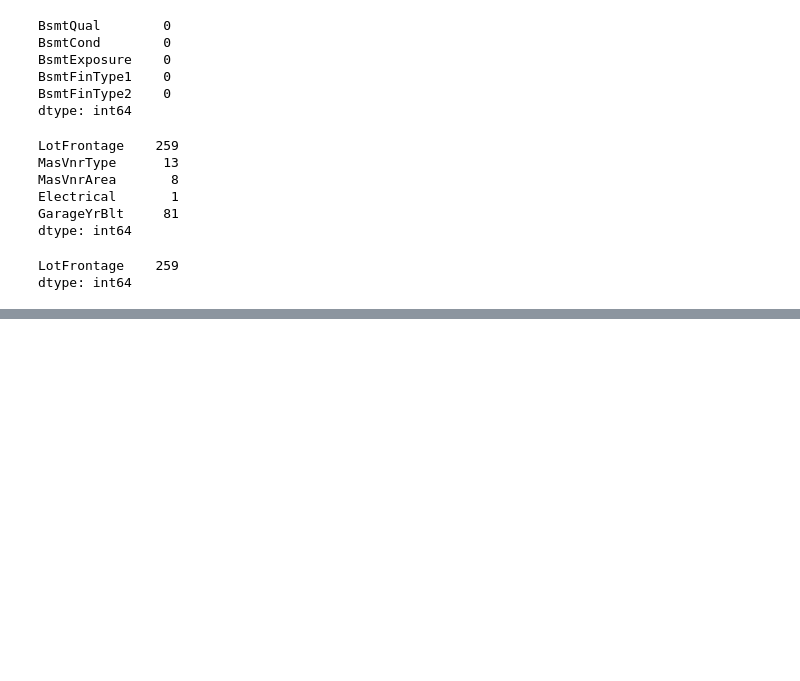
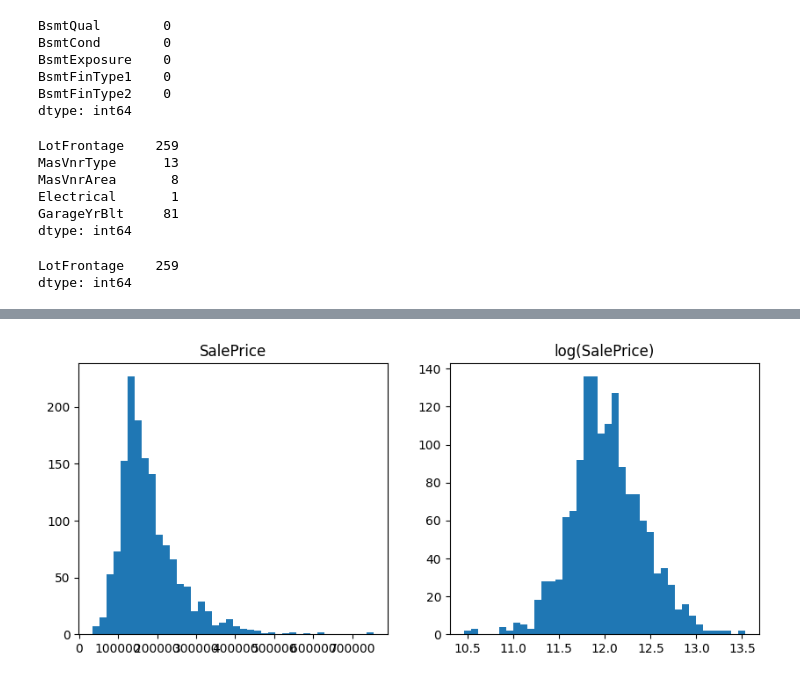
Before and after one commit to msbtaich/ames-housing-regression, a Jupyter notebook: 01_eda.ipynb, the cells around one changed output, grey strips where cells are left out. Drawn from its saved outputs; the diff is of its cells as text; code cells hidden in the pictures; blank space fills up the shorter version.

Commit message:
Cleaning log and EDA observations

```diff
--- a/01_eda.ipynb
+++ b/01_eda.ipynb
@@ -215,0 +231,12 @@ dtype: int64
+# %%
+import matplotlib.pyplot as plt
+import numpy as np
+
+fig, axes = plt.subplots(1, 2, figsize=(10, 4))
+axes[0].hist(df_clean['SalePrice'], bins=40)
+axes[0].set_title('SalePrice')
+axes[1].hist(np.log(df_clean['SalePrice']), bins=40)
+axes[1].set_title('log(SalePrice)')
+plt.show()
+# %% [output]
+[figure, added]
```
Also changed, not shown: parts of 2 cells of this notebook.
